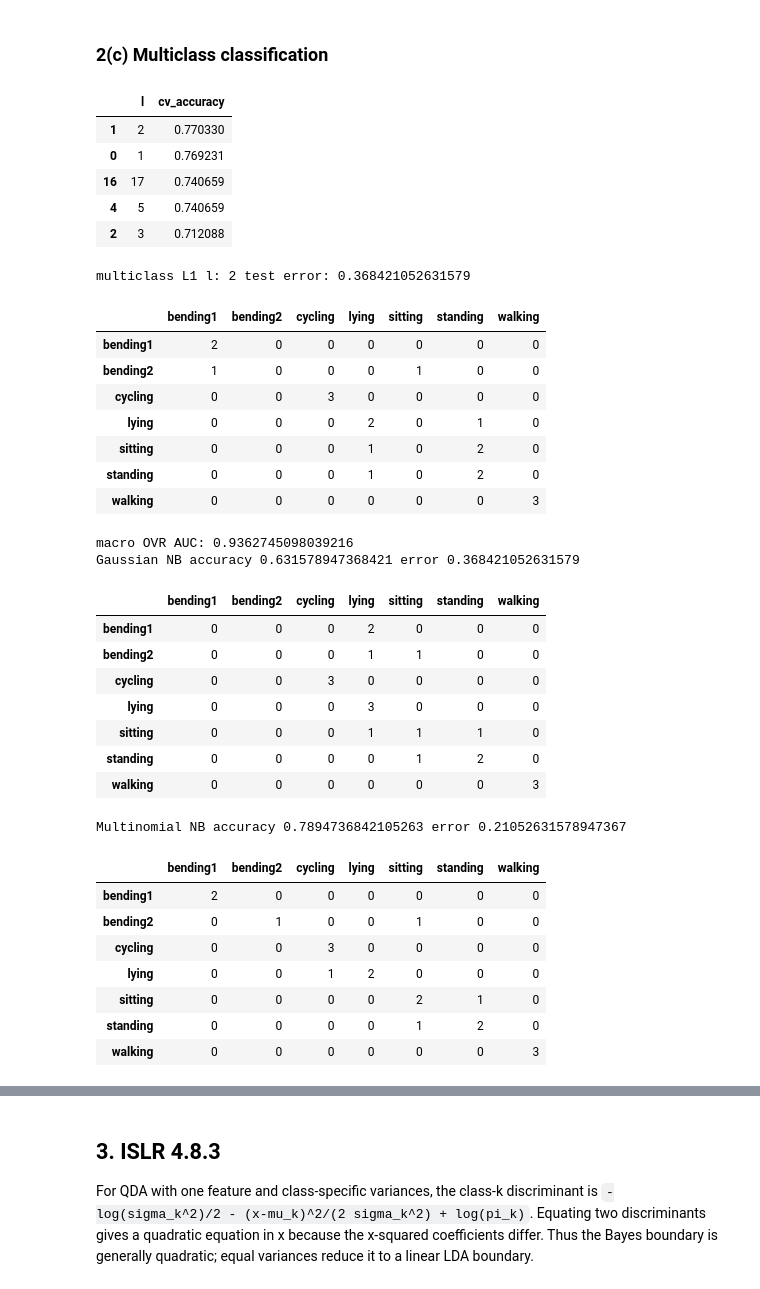
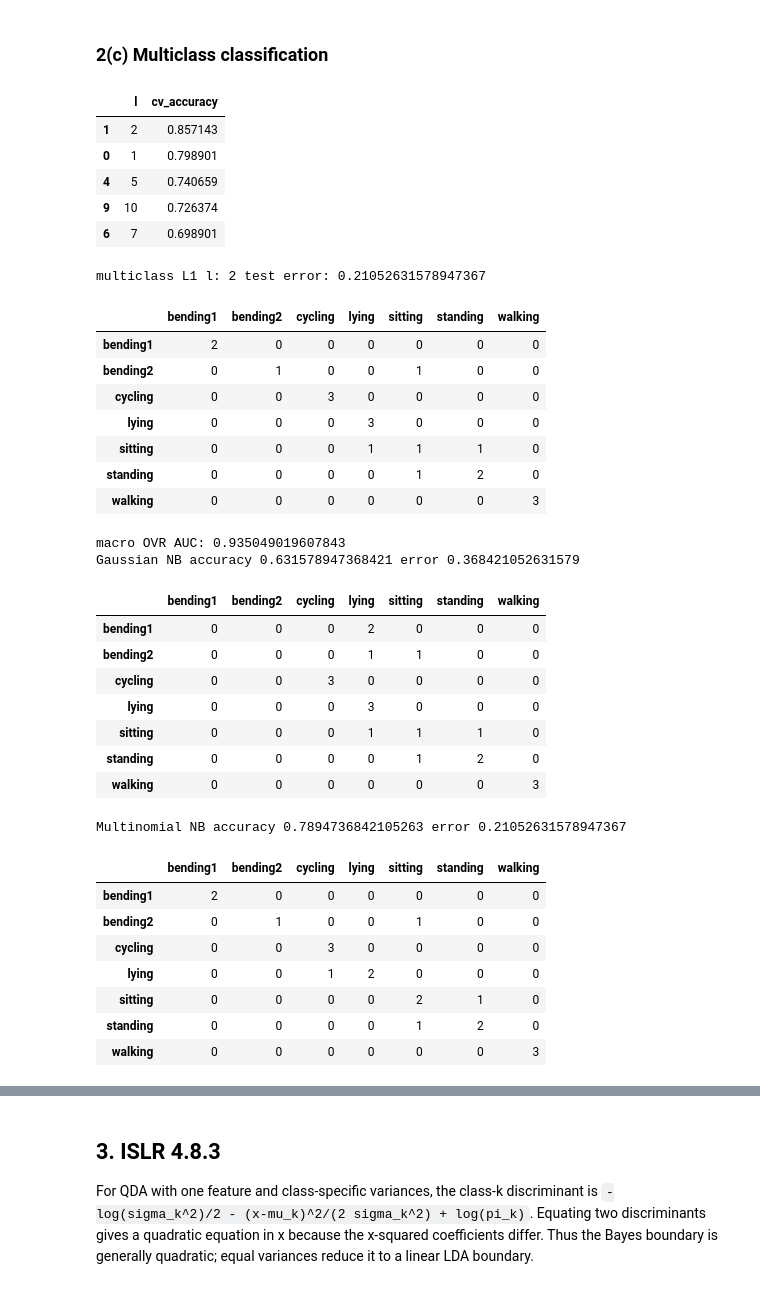
Before and after one commit to houdan-hub/DSCI552-HW4, a Jupyter notebook: Hou_Tianbo_HW4.ipynb, the cells around one changed output, grey strips where cells are left out. Drawn from its saved outputs; the diff is of its cells as text; code cells hidden in the pictures.

```diff
--- a/Hou_Tianbo_HW4.ipynb
+++ b/Hou_Tianbo_HW4.ipynb
@@ -157,30 +279,31 @@ L1 performs simultaneous shrinkage and selection and is easier to automate than
 # %% [markdown]
 ### 2(c) Multiclass classification
 # %%
+from sklearn.multiclass import OneVsRestClassifier
 ym=y[tr]; ymt=y[te]; mc=[]
 for l in range(1,21):
-    z=frame(train,l); m=Pipeline([('scale',StandardScaler()),('lr',LogisticRegressionCV(Cs=15,cv=cv,penalty='l1',solver='liblinear',multi_class='ovr',max_iter=5000))]); mc.append((l,cross_val_score(m,z,ym,cv=cv).mean()))
+    z=frame(train,l); m=Pipeline([('scale',StandardScaler()),('lr',OneVsRestClassifier(LogisticRegressionCV(Cs=15,cv=cv,penalty='l1',solver='liblinear',max_iter=5000)))]); mc.append((l,cross_val_score(m,z,ym,cv=cv).mean()))
 mc=pd.DataFrame(mc,columns=['l','cv_accuracy']); display(mc.sort_values('cv_accuracy',ascending=False).head()); bm=int(mc.sort_values(['cv_accuracy','l'],ascending=[False,True]).iloc[0,0]); M=frame(train,bm); Mt=frame(test,bm); classes=np.sort(np.unique(ym));
-mm=Pipeline([('scale',StandardScaler()),('lr',LogisticRegressionCV(Cs=20,cv=cv,penalty='l1',solver='liblinear',multi_class='ovr',max_iter=5000))]); mm.fit(M,ym); pred=mm.predict(Mt); print('multiclass L1 l:',bm,'test error:',1-accuracy_score(ymt,pred)); display(pd.DataFrame(confusion_matrix(ymt,pred,labels=classes),index=classes,columns=classes)); print('macro OVR AUC:',roc_auc_score(label_binarize(ymt,classes=classes),mm.predict_proba(Mt),multi_class='ovr',average='macro'))
+mm=Pipeline([('scale',StandardScaler()),('lr',OneVsRestClassifier(LogisticRegressionCV(Cs=20,cv=cv,penalty='l1',solver='liblinear',max_iter=5000)))]); mm.fit(M,ym); pred=mm.predict(Mt); print('multiclass L1 l:',bm,'test error:',1-accuracy_score(ymt,pred)); display(pd.DataFrame(confusion_matrix(ymt,pred,labels=classes),index=classes,columns=classes)); print('macro OVR AUC:',roc_auc_score(label_binarize(ymt,classes=classes),mm.predict_proba(Mt),average='macro'))
 gn=Pipeline([('scale',StandardScaler()),('nb',GaussianNB())]); gn.fit(M,ym); gp=gn.predict(Mt); mn=Pipeline([('scale',MinMaxScaler()),('nb',MultinomialNB())]); mn.fit(M,ym); mp=mn.predict(Mt)
 for n,p in [('Gaussian NB',gp),('Multinomial NB',mp)]: print(n,'accuracy',accuracy_score(ymt,p),'error',1-accuracy_score(ymt,p)); display(pd.DataFrame(confusion_matrix(ymt,p,labels=classes),index=classes,columns=classes))
 # %% [output]
 |  | l | cv_accuracy |
-| 1 | 2 | 0.770330 |
-| 0 | 1 | 0.769231 |
-| 16 | 17 | 0.740659 |
+| 1 | 2 | 0.857143 |
+| 0 | 1 | 0.798901 |
 | 4 | 5 | 0.740659 |
-| 2 | 3 | 0.712088 |
+| 9 | 10 | 0.726374 |
+| 6 | 7 | 0.698901 |
-multiclass L1 l: 2 test error: 0.368421052631579
+multiclass L1 l: 2 test error: 0.21052631578947367
 |  | bending1 | bending2 | cycling | lying | sitting | standing | walking |
 | bending1 | 2 | 0 | 0 | 0 | 0 | 0 | 0 |
-| bending2 | 1 | 0 | 0 | 0 | 1 | 0 | 0 |
+| bending2 | 0 | 1 | 0 | 0 | 1 | 0 | 0 |
 | cycling | 0 | 0 | 3 | 0 | 0 | 0 | 0 |
-| lying | 0 | 0 | 0 | 2 | 0 | 1 | 0 |
-| sitting | 0 | 0 | 0 | 1 | 0 | 2 | 0 |
-| standing | 0 | 0 | 0 | 1 | 0 | 2 | 0 |
+| lying | 0 | 0 | 0 | 3 | 0 | 0 | 0 |
+| sitting | 0 | 0 | 0 | 1 | 1 | 1 | 0 |
+| standing | 0 | 0 | 0 | 0 | 1 | 2 | 0 |
 | walking | 0 | 0 | 0 | 0 | 0 | 0 | 3 |
-macro OVR AUC: 0.9362745098039216
+macro OVR AUC: 0.935049019607843
 Gaussian NB accuracy 0.631578947368421 error 0.368421052631579
 |  | bending1 | bending2 | cycling | lying | sitting | standing | walking |
 | bending1 | 0 | 0 | 0 | 2 | 0 | 0 | 0 |
```
Also changed, not shown: parts of 13 cells of this notebook.
